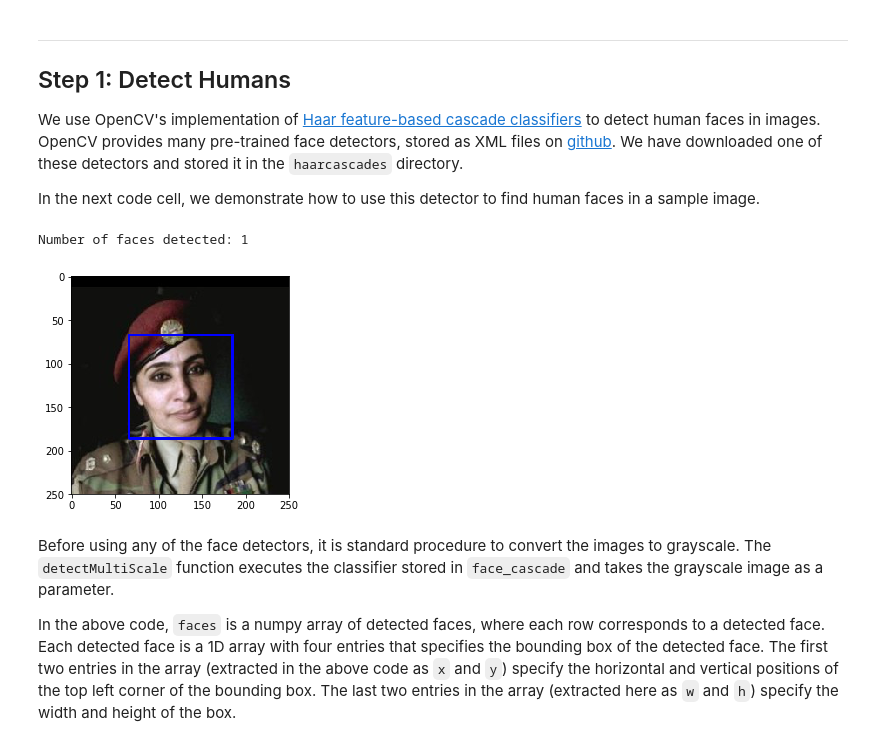
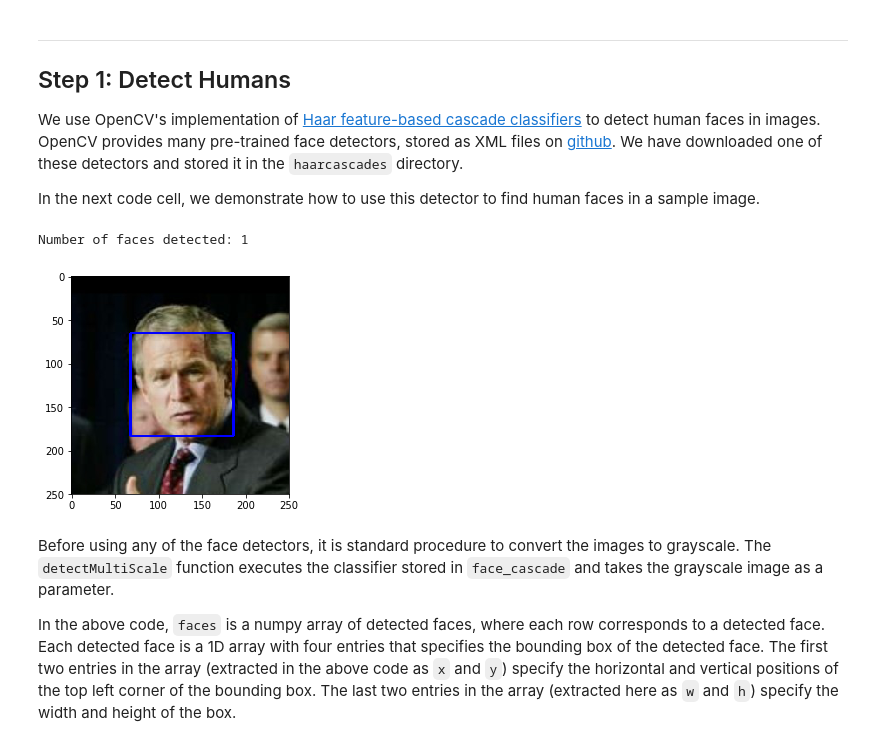
Before and after one commit to mathubhalan/DeepLearningND_dogbreed, a Jupyter notebook: dog_app.ipynb, the cells around one changed output. Cells and saved outputs as stored; diff of their text form; code cells hidden in the pictures.

```diff
--- a/dog_app.ipynb
+++ b/dog_app.ipynb
@@ -118,35 +118,35 @@ In the next code cell, we demonstrate how to use this detector to find human fac
 import cv2
 import matplotlib.pyplot as plt
 %matplotlib inline
 
 # extract pre-trained face detector
 face_cascade = cv2.CascadeClassifier('haarcascades/haarcascade_frontalface_alt.xml')
 
 # load color (BGR) image
-img = cv2.imread(human_files[3])
+img = cv2.imread(human_files[4])
 # convert BGR image to grayscale
 gray = cv2.cvtColor(img, cv2.COLOR_BGR2GRAY)
 
 # find faces in image
 faces = face_cascade.detectMultiScale(gray)
 
 # print number of faces detected in the image
 print('Number of faces detected:', len(faces))
 
 # get bounding box for each detected face
 for (x,y,w,h) in faces:
     # add bounding box to color image
     cv2.rectangle(img,(x,y),(x+w,y+h),(255,0,0),2)
 
 # convert BGR image to RGB for plotting
 cv_rgb = cv2.cvtColor(img, cv2.COLOR_BGR2RGB)
 
 # display the image, along with bounding box
 plt.imshow(cv_rgb)
 plt.show()
 # %% [output]
 Number of faces detected: 1
-[figure, old version]
+[figure, new version]
 # %% [markdown]
 Before using any of the face detectors, it is standard procedure to convert the images to grayscale.  The `detectMultiScale` function executes the classifier stored in `face_cascade` and takes the grayscale image as a parameter.
 
```
Also changed, not shown: parts of 20 cells of this notebook, 1 other file.
